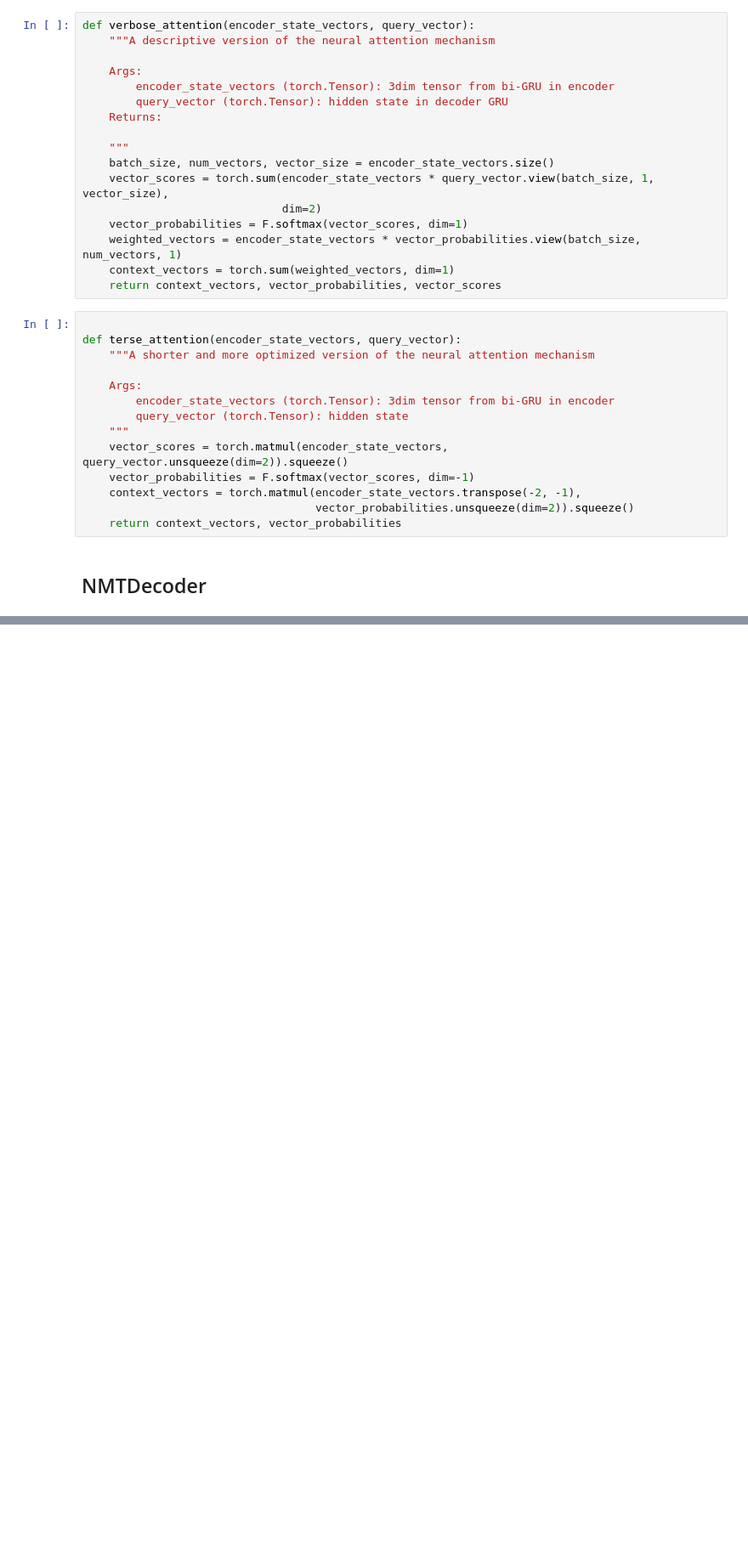
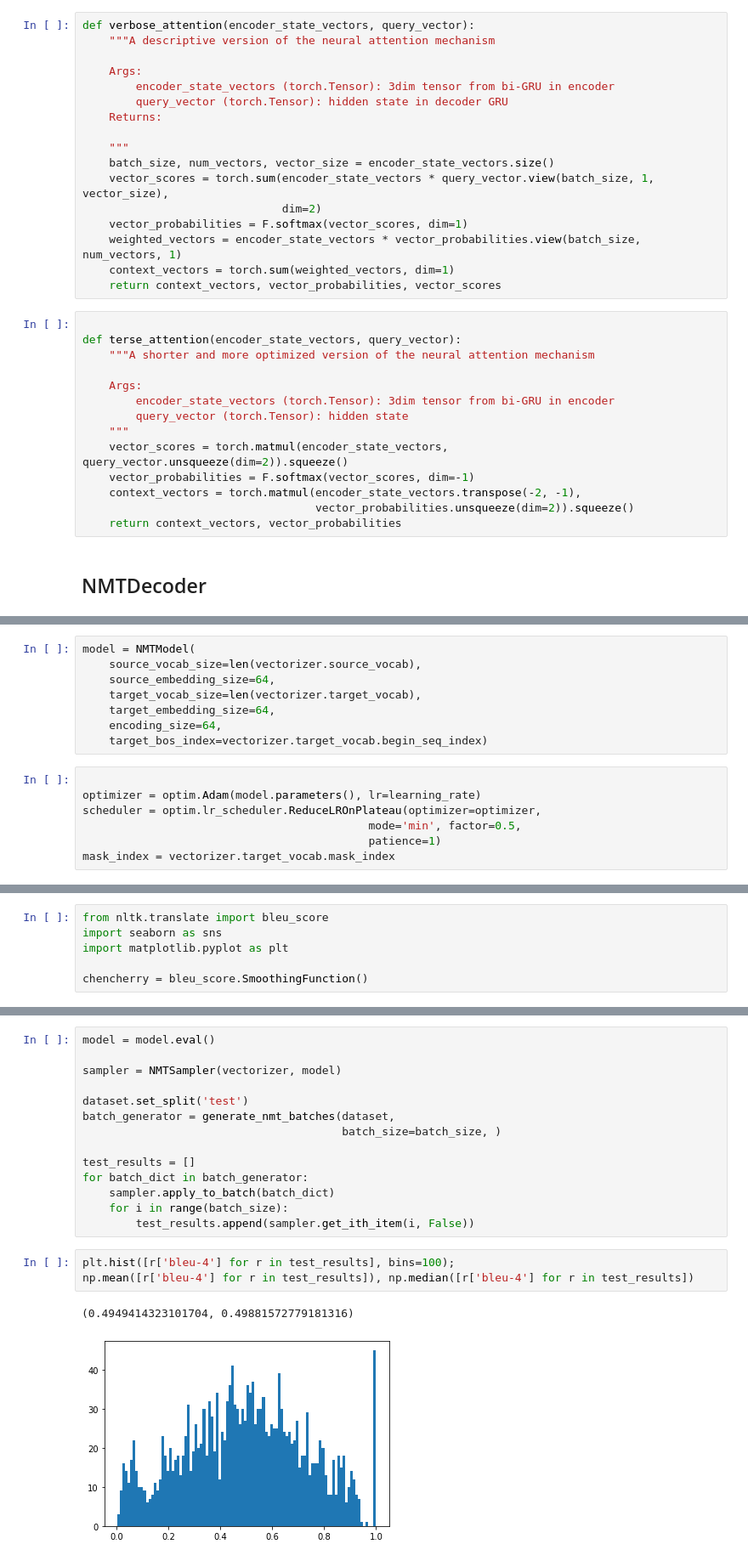
Before and after one commit to finiteautomata/pytorch-nlp, a Jupyter notebook: chapter-08.seq2seq.ipynb, the cells around one changed output, grey strips where cells are left out. Shown at 85% size. Cells and saved outputs as stored; diff of their text form; blank space fills up the shorter version.

```diff
--- a/chapter-08.seq2seq.ipynb
+++ b/chapter-08.seq2seq.ipynb
@@ -809,0 +989,15 @@ class NMTDecoder(nn.Module):
+# %%
+model = NMTModel(
+    source_vocab_size=len(vectorizer.source_vocab),
+    source_embedding_size=64,
+    target_vocab_size=len(vectorizer.target_vocab),
+    target_embedding_size=64,
+    encoding_size=64,
+    target_bos_index=vectorizer.target_vocab.begin_seq_index)
+# %%
+
+optimizer = optim.Adam(model.parameters(), lr=learning_rate)
+scheduler = optim.lr_scheduler.ReduceLROnPlateau(optimizer=optimizer,
+                                           mode='min', factor=0.5,
+                                           patience=1)
+mask_index = vectorizer.target_vocab.mask_index
@@ -809,0 +1105,6 @@ class NMTDecoder(nn.Module):
+# %%
+from nltk.translate import bleu_score
+import seaborn as sns
+import matplotlib.pyplot as plt
+
+chencherry = bleu_score.SmoothingFunction()
@@ -809,0 +1176,20 @@ class NMTDecoder(nn.Module):
+# %%
+model = model.eval()
+
+sampler = NMTSampler(vectorizer, model)
+
+dataset.set_split('test')
+batch_generator = generate_nmt_batches(dataset,
+                                       batch_size=batch_size, )
+
+test_results = []
+for batch_dict in batch_generator:
+    sampler.apply_to_batch(batch_dict)
+    for i in range(batch_size):
+        test_results.append(sampler.get_ith_item(i, False))
+# %%
+plt.hist([r['bleu-4'] for r in test_results], bins=100);
+np.mean([r['bleu-4'] for r in test_results]), np.median([r['bleu-4'] for r in test_results])
+# %% [output]
+(0.4949414323101704, 0.49881572779181316)
+[figure, added]
```
Also changed, not shown: parts of 18 cells of this notebook, 3 other files.
